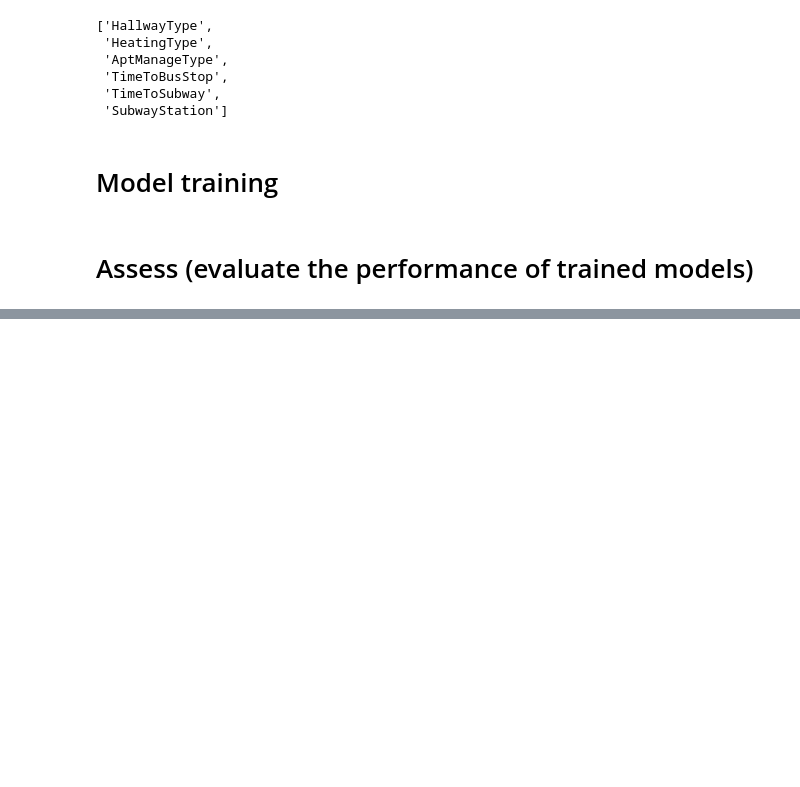
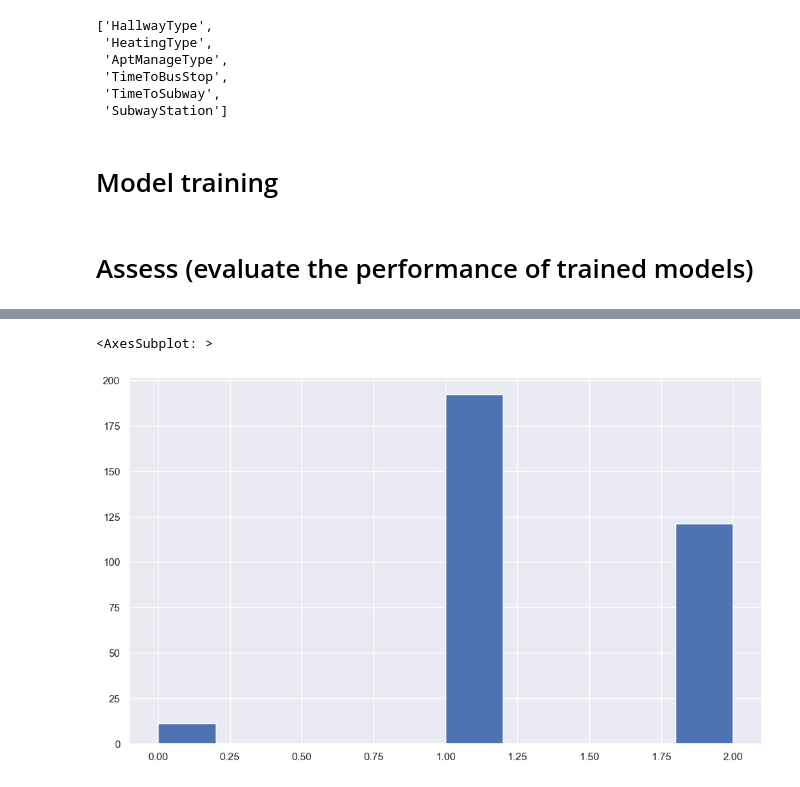
Before and after one commit to milosz-l/SSNE, a Jupyter notebook: lab5_miniprojekt2/miniprojekt2_randomforest.ipynb, the cells around one changed output, grey strips where cells are left out. Drawn from its saved outputs; the diff is of its cells as text; code cells hidden in the pictures; blank space fills up the shorter version.

```diff
--- a/lab5_miniprojekt2/miniprojekt2_randomforest.ipynb
+++ b/lab5_miniprojekt2/miniprojekt2_randomforest.ipynb
@@ -224,0 +240,5 @@ model_training_pipeline.score(X_valid_df, y_valid_df)
+# %%
+valid_categorical.hist()
+# %% [output]
+<AxesSubplot: >
+[figure, added]
```
Also changed, not shown: parts of 9 cells of this notebook.
